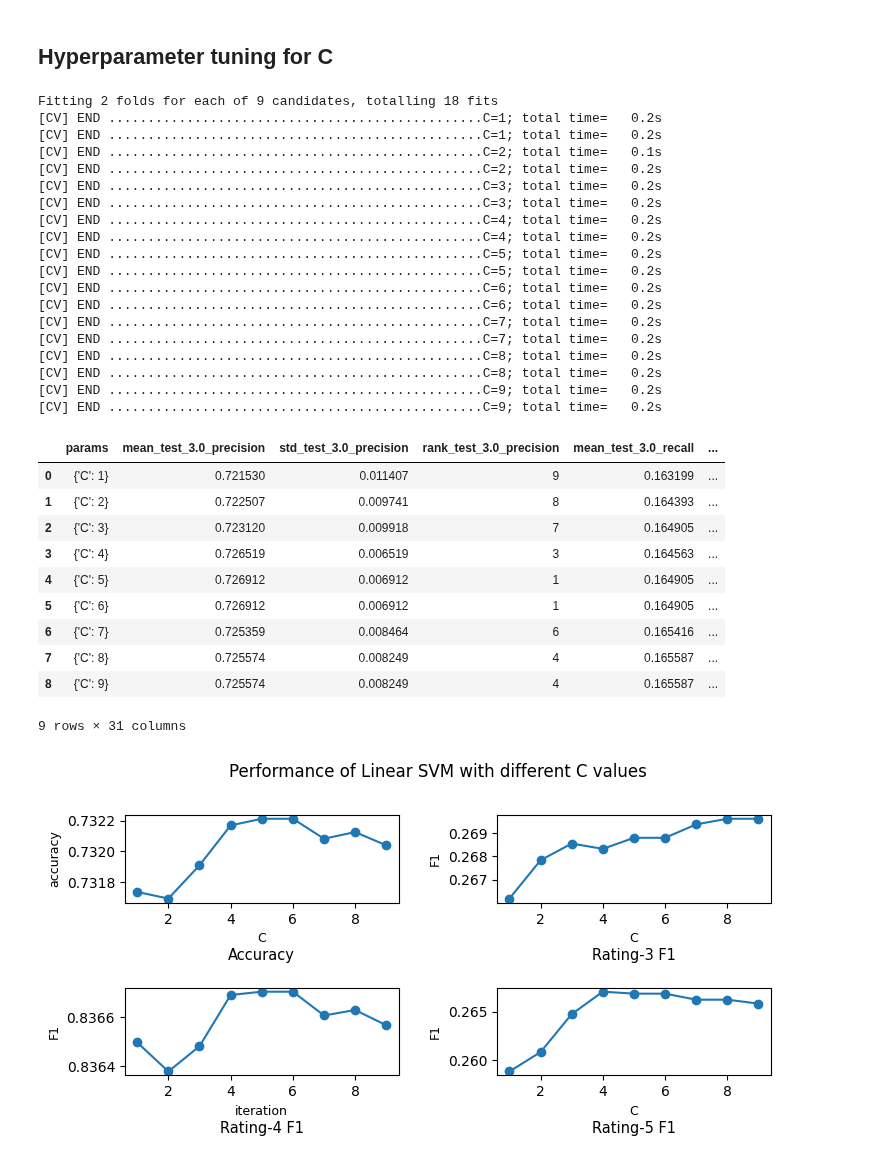
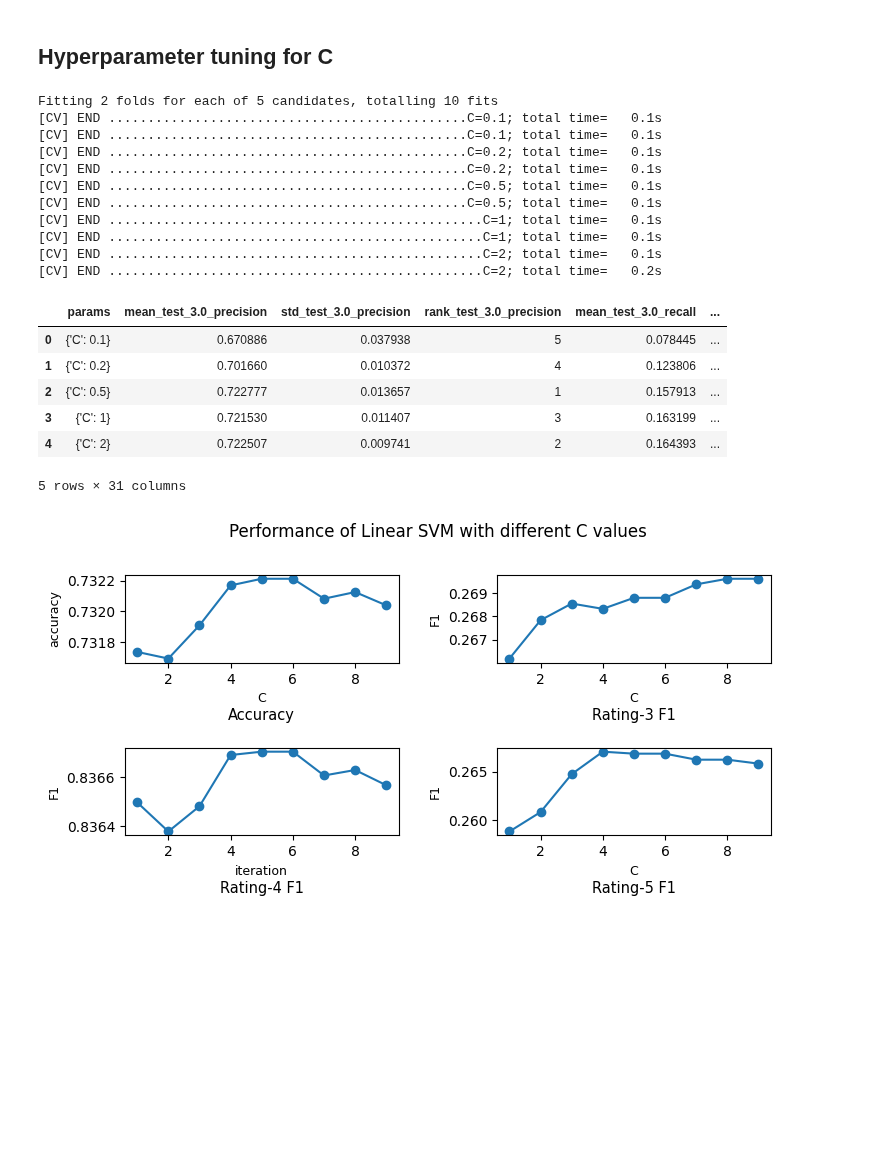
Before and after one commit to 7angel4/Goodreads-rating-classification, a Jupyter notebook: Final/LSVM_Supplementary.ipynb, the cells around one changed output. Saved outputs shown, nothing was run; the diff lists cells and outputs as text; code cells hidden in the pictures; blank space fills up the shorter version.

```diff
--- a/Final/LSVM_Supplementary.ipynb
+++ b/Final/LSVM_Supplementary.ipynb
@@ -31,40 +31,28 @@ LinearSVC(C=5, dual=False, random_state=30027)
 # %% [markdown]
 ## Hyperparameter tuning for C
 # %%
-param_grid = {'C': range(1,10)}
+param_grid = {'C': (0.1, 0.2, 0.5, 1, 2)}
 gs_results = tune_hyperparameter(svm, param_grid, X, y, cv=2)
 gs_results
 # %% [output]
-Fitting 2 folds for each of 9 candidates, totalling 18 fits
-[CV] END ................................................C=1; total time=   0.2s
-[CV] END ................................................C=1; total time=   0.2s
+Fitting 2 folds for each of 5 candidates, totalling 10 fits
+[CV] END ..............................................C=0.1; total time=   0.1s
+[CV] END ..............................................C=0.1; total time=   0.1s
+[CV] END ..............................................C=0.2; total time=   0.1s
+[CV] END ..............................................C=0.2; total time=   0.1s
+[CV] END ..............................................C=0.5; total time=   0.1s
+[CV] END ..............................................C=0.5; total time=   0.1s
+[CV] END ................................................C=1; total time=   0.1s
+[CV] END ................................................C=1; total time=   0.1s
 [CV] END ................................................C=2; total time=   0.1s
 [CV] END ................................................C=2; total time=   0.2s
-[CV] END ................................................C=3; total time=   0.2s
-[CV] END ................................................C=3; total time=   0.2s
-[CV] END ................................................C=4; total time=   0.2s
-[CV] END ................................................C=4; total time=   0.2s
-[CV] END ................................................C=5; total time=   0.2s
-[CV] END ................................................C=5; total time=   0.2s
-[CV] END ................................................C=6; total time=   0.2s
-[CV] END ................................................C=6; total time=   0.2s
-[CV] END ................................................C=7; total time=   0.2s
-[CV] END ................................................C=7; total time=   0.2s
-[CV] END ................................................C=8; total time=   0.2s
-[CV] END ................................................C=8; total time=   0.2s
-[CV] END ................................................C=9; total time=   0.2s
-[CV] END ................................................C=9; total time=   0.2s
 |  | params | mean_test_3.0_precision | std_test_3.0_precision | rank_test_3.0_precision | mean_test_3.0_recall | ... |
-| 0 | {'C': 1} | 0.721530 | 0.011407 | 9 | 0.163199 | ... |
-| 1 | {'C': 2} | 0.722507 | 0.009741 | 8 | 0.164393 | ... |
-| 2 | {'C': 3} | 0.723120 | 0.009918 | 7 | 0.164905 | ... |
-| 3 | {'C': 4} | 0.726519 | 0.006519 | 3 | 0.164563 | ... |
-| 4 | {'C': 5} | 0.726912 | 0.006912 | 1 | 0.164905 | ... |
-| 5 | {'C': 6} | 0.726912 | 0.006912 | 1 | 0.164905 | ... |
-| 6 | {'C': 7} | 0.725359 | 0.008464 | 6 | 0.165416 | ... |
-| 7 | {'C': 8} | 0.725574 | 0.008249 | 4 | 0.165587 | ... |
-| 8 | {'C': 9} | 0.725574 | 0.008249 | 4 | 0.165587 | ... |
+| 0 | {'C': 0.1} | 0.670886 | 0.037938 | 5 | 0.078445 | ... |
+| 1 | {'C': 0.2} | 0.701660 | 0.010372 | 4 | 0.123806 | ... |
+| 2 | {'C': 0.5} | 0.722777 | 0.013657 | 1 | 0.157913 | ... |
+| 3 | {'C': 1} | 0.721530 | 0.011407 | 3 | 0.163199 | ... |
+| 4 | {'C': 2} | 0.722507 | 0.009741 | 2 | 0.164393 | ... |
-9 rows × 31 columns
+5 rows × 31 columns
 # %%
 # Visualise results
 f1_3 = gs_results['mean_test_3.0_f1-score']
```
Also changed, not shown: parts of 11 cells of this notebook.
